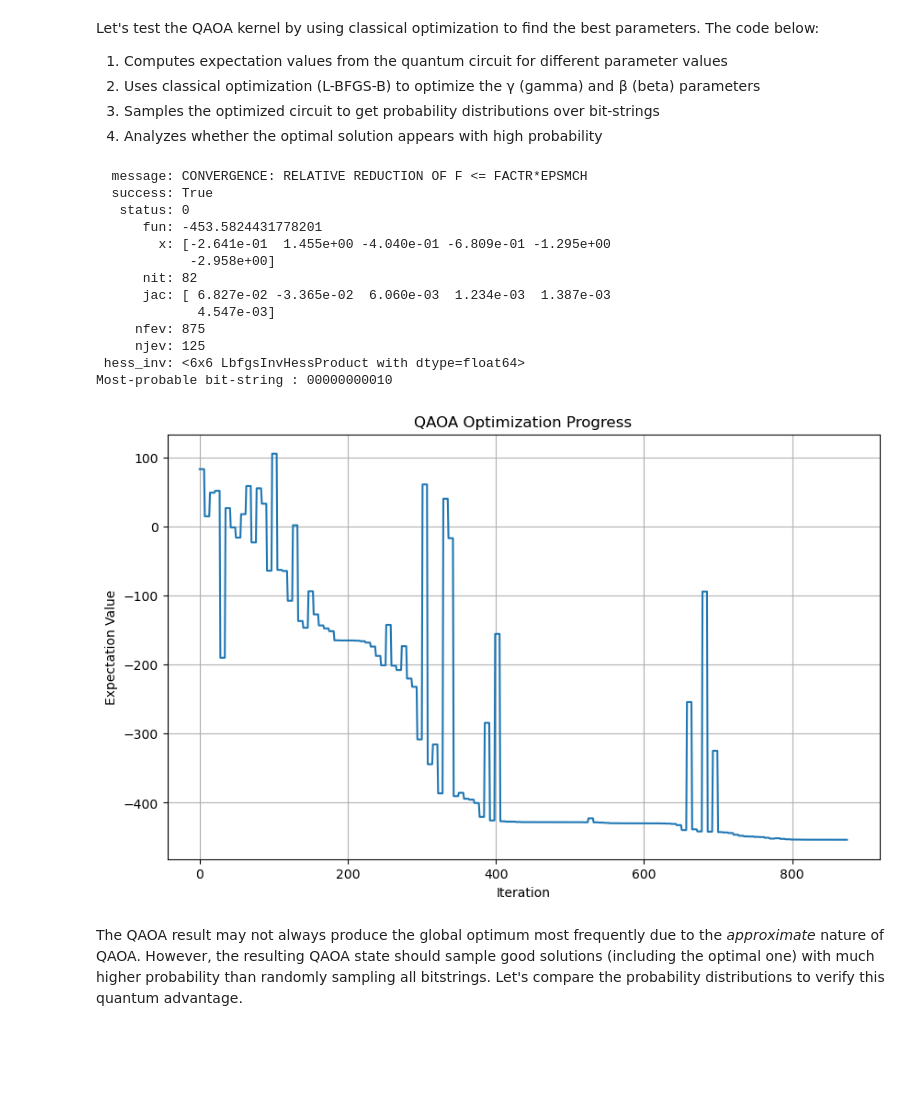
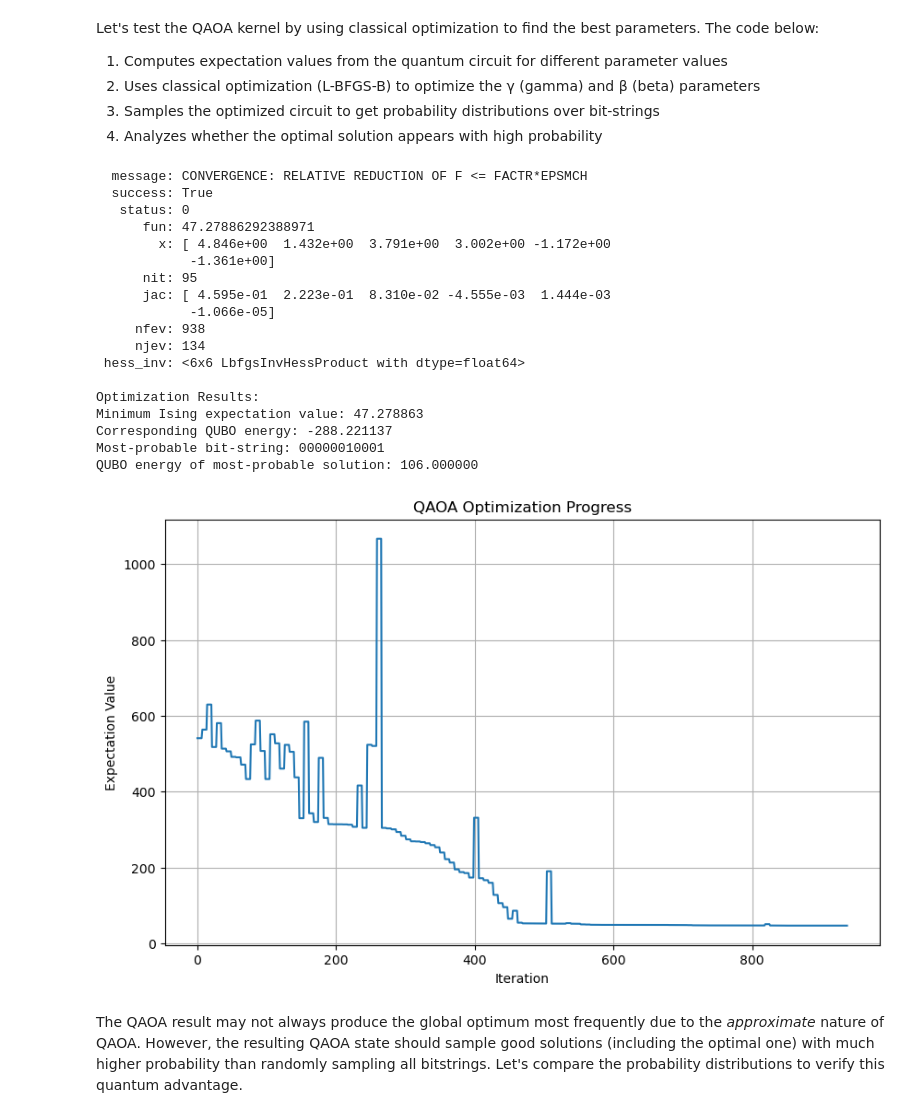
Before and after one commit to sergey-gusev94/QUBONotebooks, a Jupyter notebook: notebooks_py/7-CUDA-Q_python.ipynb, the cells around one changed output. Saved outputs shown, nothing was run; the diff lists cells and outputs as text; code cells hidden in the pictures; blank space fills up the shorter version.

Commit message:
added constants

```diff
--- a/notebooks_py/7-CUDA-Q_python.ipynb
+++ b/notebooks_py/7-CUDA-Q_python.ipynb
@@ -613,6 +645,8 @@ Let's test the QAOA kernel by using classical optimization to find the best para
 3. Samples the optimized circuit to get probability distributions over bit-strings
 4. Analyzes whether the optimal solution appears with high probability
 # %%
+# Note: This cell may take approximately 5 minutes or more to run in Colab. Please be patient.
+
 import matplotlib.pyplot as plt
 from scipy.optimize import minimize
 
@@ -633,44 +667,64 @@ def qaoa_cost(theta):
     res = cudaq.observe(qaoa_kernel, H, theta, n_qubits, layers,
                         h_list, pair_inds, J_list)
     cost = res.expectation()
     cost_history.append(cost)
 
+    # Note: The expectation value includes the total_constant from the Hamiltonian
+    # This represents the expected value of the Ising Hamiltonian
     return cost
 
 opt_result = minimize(qaoa_cost, init, method='L-BFGS-B',
                       options={'maxiter': 500, 'disp': True})
 
 
 print(opt_result)
 
+# The optimization result contains the minimum Ising Hamiltonian expectation value
+ising_min_expectation = opt_result.fun
+corresponding_qubo_energy = ising_min_expectation - ising_constant
+print(f"\nOptimization Results:")
+print(f"Minimum Ising expectation value: {ising_min_expectation:.6f}")
+print(f"Corresponding QUBO energy: {corresponding_qubo_energy:.6f}")
+
 shots = cudaq.sample(qaoa_kernel, opt_result.x, n_qubits, layers,
                      h_list, pair_inds, J_list, shots_count=10000)
 
 #print(shots)
-print('Most-probable bit-string :', np.array(shots.most_probable()).astype(str))
+most_probable_bitstring = np.array(shots.most_probable()).astype(str)
+print(f'Most-probable bit-string: {most_probable_bitstring}')
+
+# Calculate the actual QUBO energy for the most probable bitstring
+most_probable_bits = np.array([int(b) for b in shots.most_probable()])
+actual_qubo_energy = float(most_probable_bits @ Q @ most_probable_bits) + Beta
+print(f'QUBO energy of most-probable solution: {actual_qubo_energy:.6f}')
 
 plt.figure(figsize=(10, 6))
 plt.plot(cost_history)
 plt.xlabel('Iteration')
 plt.ylabel("Expectation Value")
 plt.title('QAOA Optimization Progress')
 plt.grid(True)
 plt.show()
 # %% [output]
   message: CONVERGENCE: RELATIVE REDUCTION OF F <= FACTR*EPSMCH
   success: True
    status: 0
-      fun: -453.5824431778201
-        x: [-2.641e-01  1.455e+00 -4.040e-01 -6.809e-01 -1.295e+00
-            -2.958e+00]
-      nit: 82
-      jac: [ 6.827e-02 -3.365e-02  6.060e-03  1.234e-03  1.387e-03
-             4.547e-03]
-     nfev: 875
-     njev: 125
+      fun: 47.27886292388971
+        x: [ 4.846e+00  1.432e+00  3.791e+00  3.002e+00 -1.172e+00
+            -1.361e+00]
+      nit: 95
+      jac: [ 4.595e-01  2.223e-01  8.310e-02 -4.555e-03  1.444e-03
+            -1.066e-05]
+     nfev: 938
+     njev: 134
  hess_inv: <6x6 LbfgsInvHessProduct with dtype=float64>
-Most-probable bit-string : 00000000010
+
+Optimization Results:
+Minimum Ising expectation value: 47.278863
+Corresponding QUBO energy: -288.221137
+Most-probable bit-string: 00000010001
+QUBO energy of most-probable solution: 106.000000
-[figure, old version]
+[figure, new version]
 # %% [markdown]
 The QAOA result may not always produce the global optimum most frequently due to the *approximate* nature of QAOA. However, the resulting QAOA state should sample good solutions (including the optimal one) with much higher probability than randomly sampling all bitstrings. Let's compare the probability distributions to verify this quantum advantage.
 # %% [markdown]
```
Also changed, not shown: parts of 10 cells of this notebook.
